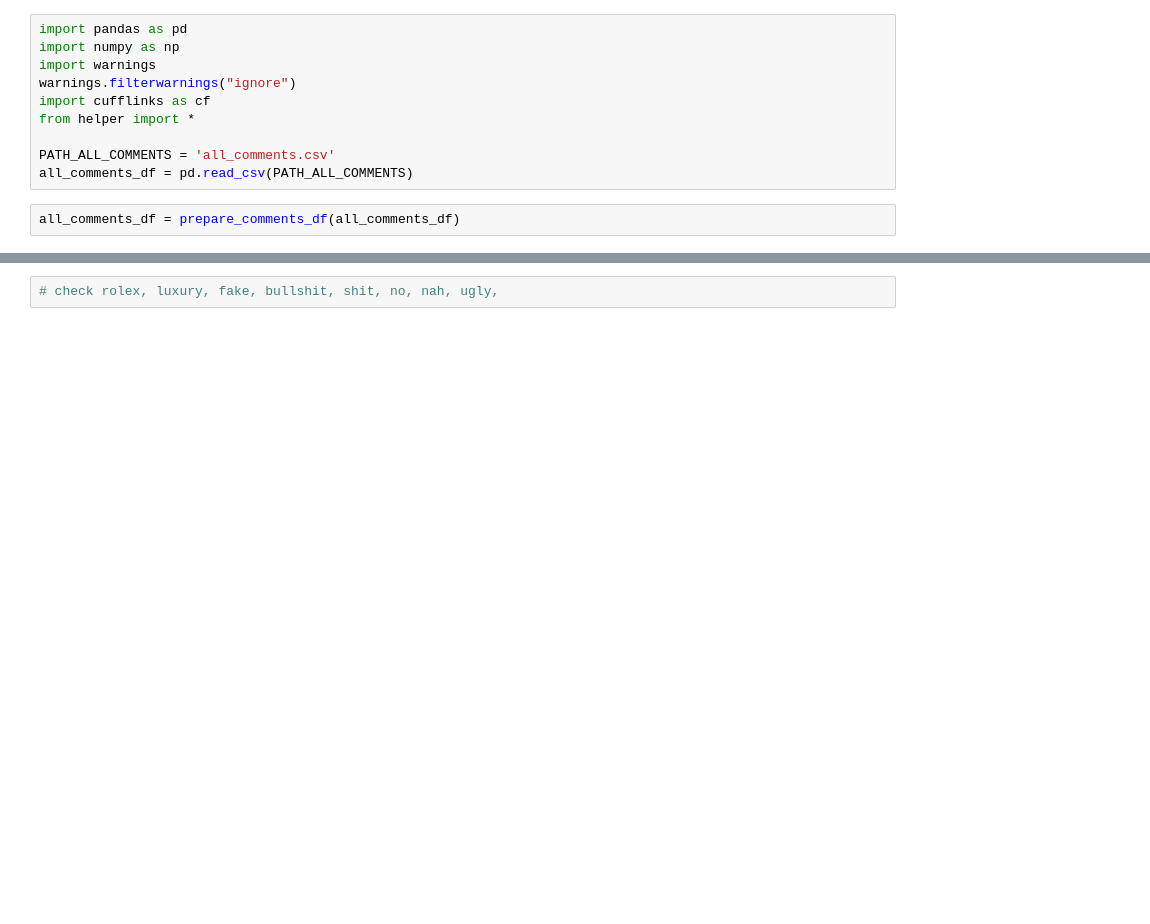
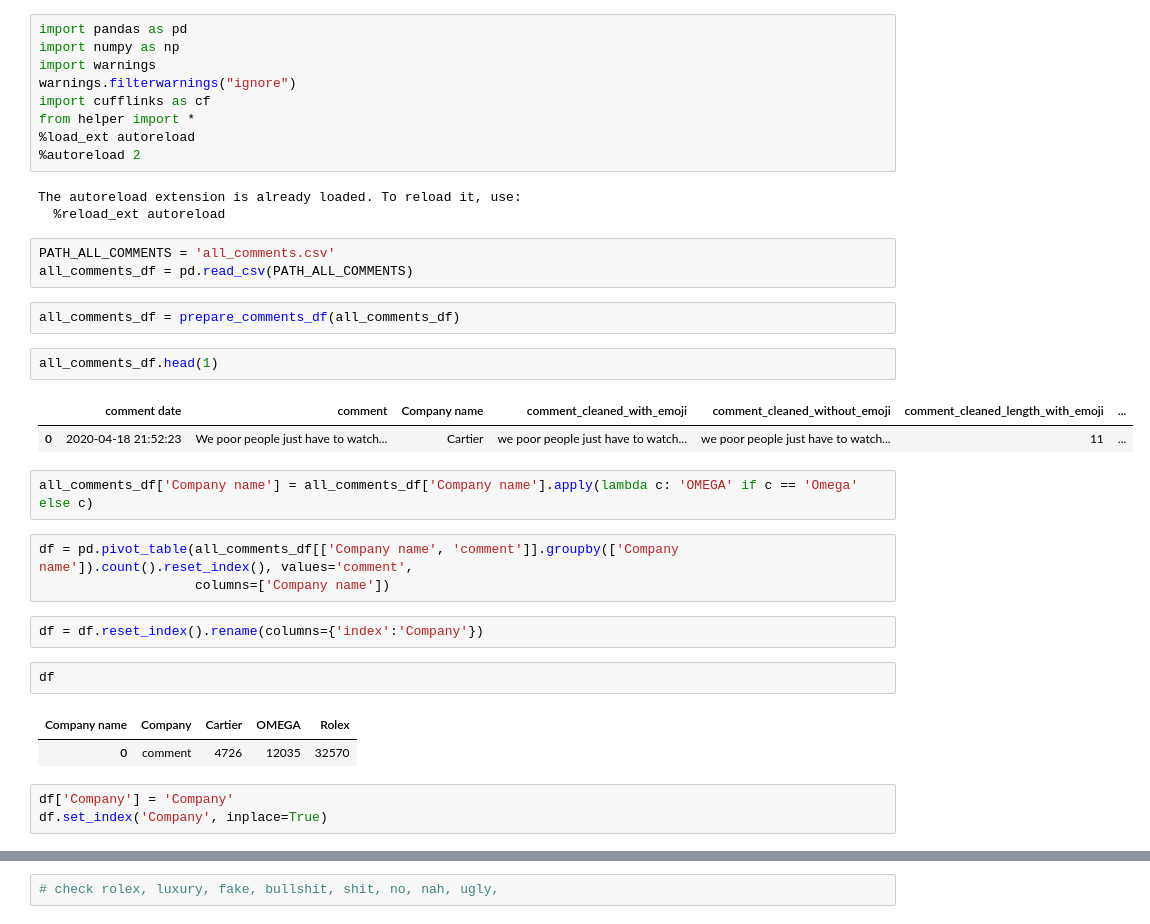
Before and after one commit to mouadhhamdi/web_scraping_instagram, a Jupyter notebook: insta_web_scraping.ipynb, the cells around one changed output, grey strips where cells are left out. Cells and saved outputs as stored; diff of their text form; blank space fills up the shorter version.

```diff
--- a/insta_web_scraping.ipynb
+++ b/insta_web_scraping.ipynb
@@ -5,8 +5,33 @@ import warnings
 warnings.filterwarnings("ignore")
 import cufflinks as cf
 from helper import *
-
-PATH_ALL_COMMENTS = 'all_comments.csv'
-all_comments_df = pd.read_csv(PATH_ALL_COMMENTS)
+%load_ext autoreload
+%autoreload 2
+# %% [output]
+The autoreload extension is already loaded. To reload it, use:
+  %reload_ext autoreload
+# %%
+PATH_ALL_COMMENTS = 'all_comments.csv'
+all_comments_df = pd.read_csv(PATH_ALL_COMMENTS)
 # %%
 all_comments_df = prepare_comments_df(all_comments_df)
+# %%
+all_comments_df.head(1)
+# %% [output]
+|  | comment date | comment | Company name | comment_cleaned_with_emoji | comment_cleaned_without_emoji | comment_cleaned_length_with_emoji | ... |
+| 0 | 2020-04-18 21:52:23 | We poor people just have to watch... | Cartier | we poor people just have to watch... | we poor people just have to watch... | 11 | ... |
+# %%
+all_comments_df['Company name'] = all_comments_df['Company name'].apply(lambda c: 'OMEGA' if c == 'Omega' else c)
+# %%
+df = pd.pivot_table(all_comments_df[['Company name', 'comment']].groupby(['Company name']).count().reset_index(), values='comment',
+                    columns=['Company name'])
+# %%
+df = df.reset_index().rename(columns={'index':'Company'})
+# %%
+df
+# %% [output]
+| Company name | Company | Cartier | OMEGA | Rolex |
+| 0 | comment | 4726 | 12035 | 32570 |
+# %%
+df['Company'] = 'Company'
+df.set_index('Company', inplace=True)
```
Also changed, not shown: parts of 14 cells of this notebook.
